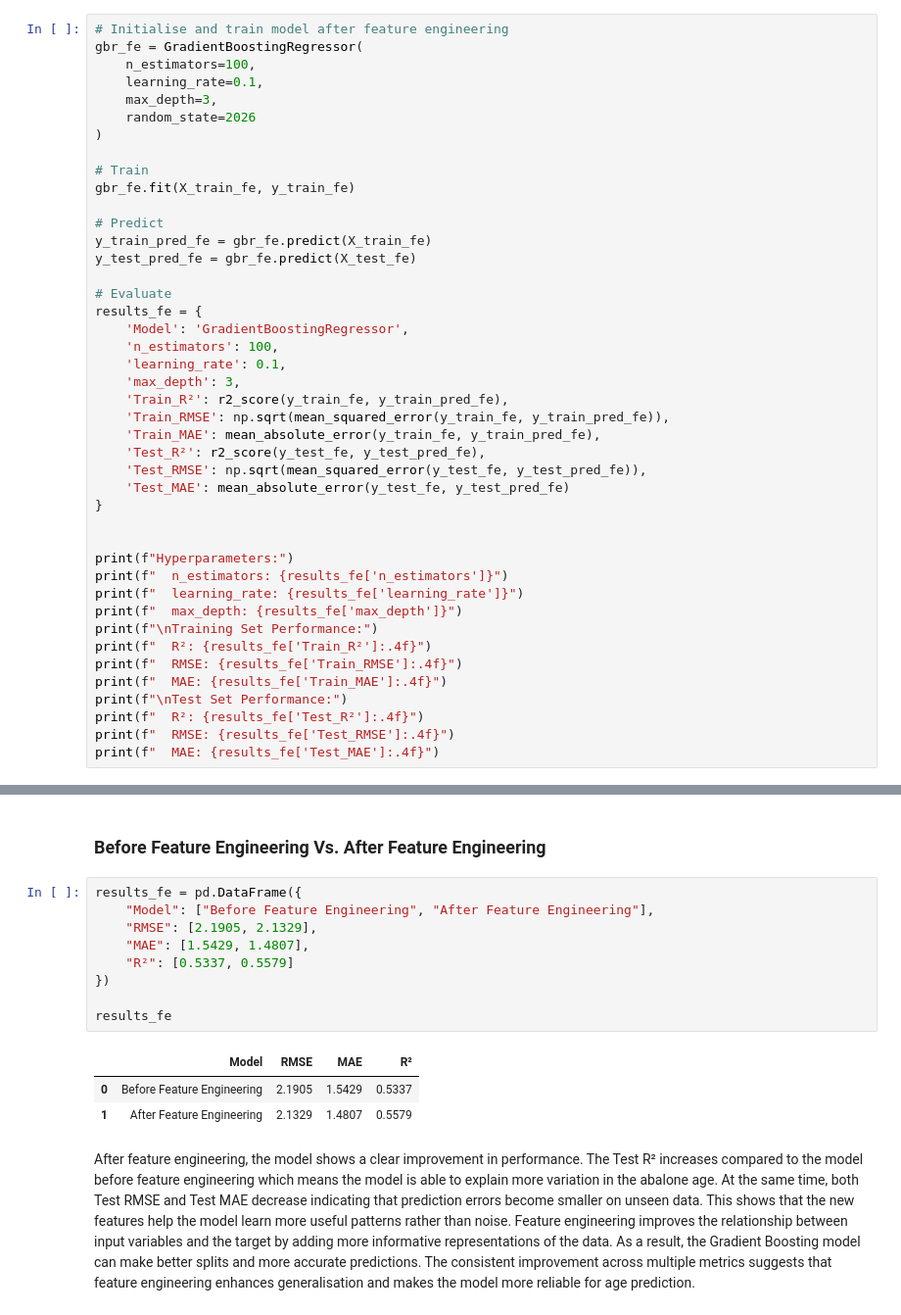
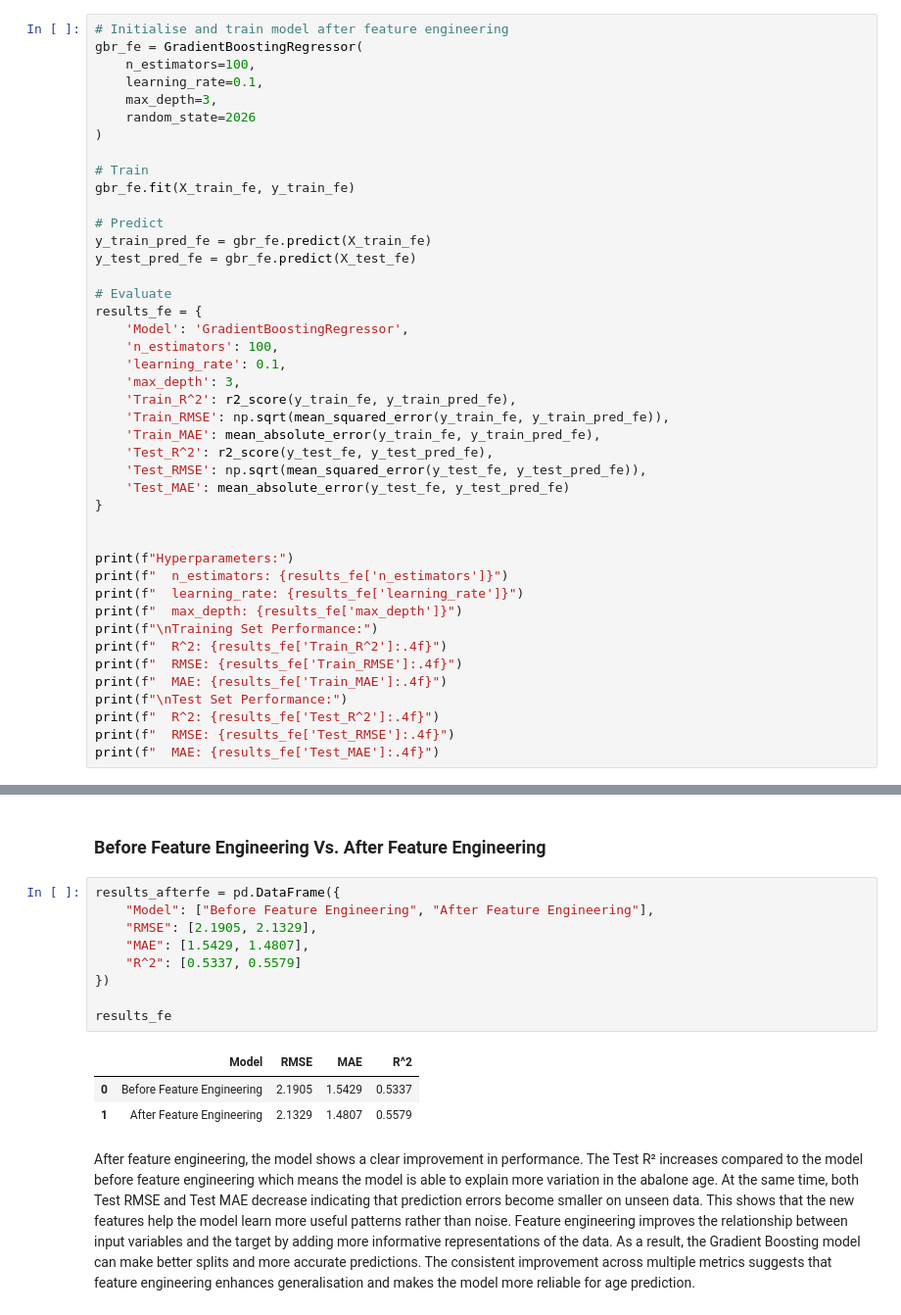
Before and after one commit to thiri-wah/mldp_project, a Jupyter notebook: MLDP Program Codes Submission Template (1).ipynb, the cells around one changed output, grey strips where cells are left out. Shown at 98% size. Drawn from its saved outputs; the diff is of its cells as text.

```diff
--- a/MLDP Program Codes Submission Template (1).ipynb
+++ b/MLDP Program Codes Submission Template (1).ipynb
@@ -916,10 +913,10 @@ results_fe = {
     'n_estimators': 100,
     'learning_rate': 0.1,
     'max_depth': 3,
-    'Train_R²': r2_score(y_train_fe, y_train_pred_fe),
+    'Train_R^2': r2_score(y_train_fe, y_train_pred_fe),
     'Train_RMSE': np.sqrt(mean_squared_error(y_train_fe, y_train_pred_fe)),
     'Train_MAE': mean_absolute_error(y_train_fe, y_train_pred_fe),
-    'Test_R²': r2_score(y_test_fe, y_test_pred_fe),
+    'Test_R^2': r2_score(y_test_fe, y_test_pred_fe),
     'Test_RMSE': np.sqrt(mean_squared_error(y_test_fe, y_test_pred_fe)),
     'Test_MAE': mean_absolute_error(y_test_fe, y_test_pred_fe)
 }
@@ -930,11 +927,11 @@ print(f"  n_estimators: {results_fe['n_estimators']}")
 print(f"  learning_rate: {results_fe['learning_rate']}")
 print(f"  max_depth: {results_fe['max_depth']}")
 print(f"\nTraining Set Performance:")
-print(f"  R²: {results_fe['Train_R²']:.4f}")
+print(f"  R^2: {results_fe['Train_R^2']:.4f}")
 print(f"  RMSE: {results_fe['Train_RMSE']:.4f}")
 print(f"  MAE: {results_fe['Train_MAE']:.4f}")
 print(f"\nTest Set Performance:")
-print(f"  R²: {results_fe['Test_R²']:.4f}")
+print(f"  R^2: {results_fe['Test_R^2']:.4f}")
 print(f"  RMSE: {results_fe['Test_RMSE']:.4f}")
 print(f"  MAE: {results_fe['Test_MAE']:.4f}")
 # %% [output]
@@ -955,16 +952,16 @@ Test Set Performance:
 # %% [markdown]
 ### Before Feature Engineering Vs. After Feature Engineering
 # %%
-results_fe = pd.DataFrame({
+results_afterfe = pd.DataFrame({
     "Model": ["Before Feature Engineering", "After Feature Engineering"],
     "RMSE": [2.1905, 2.1329],
     "MAE": [1.5429, 1.4807],
-    "R²": [0.5337, 0.5579]
+    "R^2": [0.5337, 0.5579]
 })
 
 results_fe
 # %% [output]
-|  | Model | RMSE | MAE | R² |
+|  | Model | RMSE | MAE | R^2 |
 | 0 | Before Feature Engineering | 2.1905 | 1.5429 | 0.5337 |
 | 1 | After Feature Engineering | 2.1329 | 1.4807 | 0.5579 |
 # %% [markdown]
```
Also changed, not shown: parts of 12 cells of this notebook, 2 other files.
